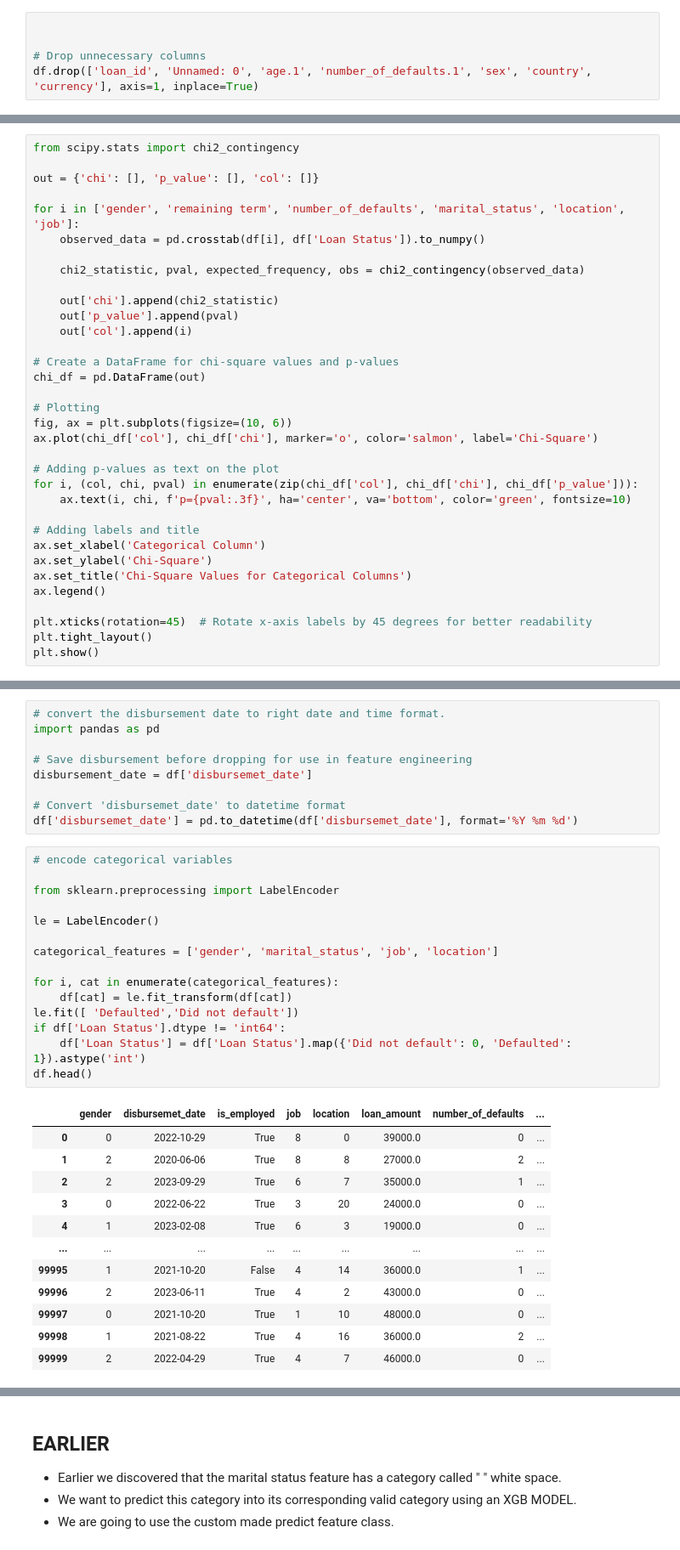
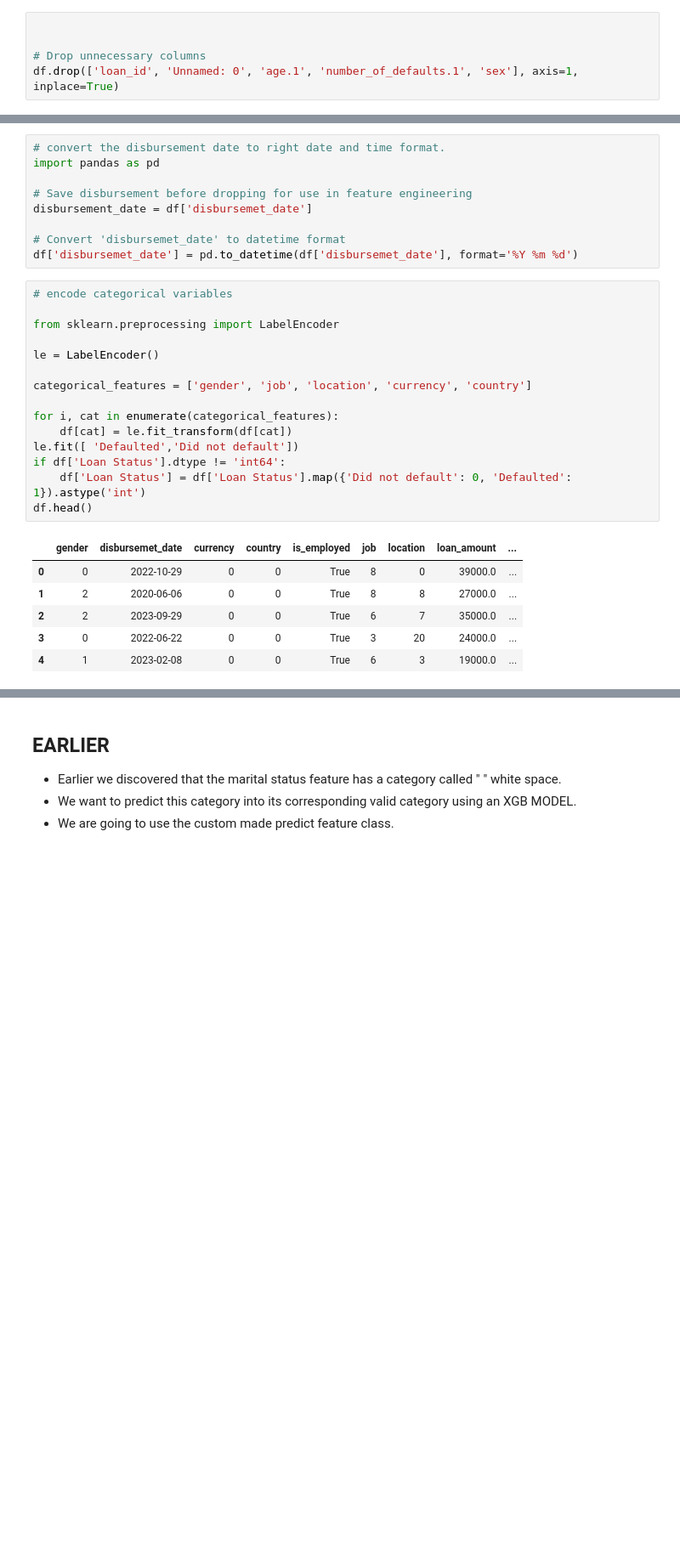
Before and after one commit to Augah2001/Data-Science-Competion-Question-and-Data, a Jupyter notebook: credit_risk.ipynb, the cells around one changed output, grey strips where cells are left out. Shown at 85% size. Drawn from its saved outputs; the diff is of its cells as text; blank space fills up the shorter version.

```diff
--- a/credit_risk.ipynb
+++ b/credit_risk.ipynb
@@ -263,7 +278,7 @@ Drop unnecessary and redundant columns
 
 
 # Drop unnecessary columns
-df.drop(['loan_id', 'Unnamed: 0', 'age.1', 'number_of_defaults.1', 'sex', 'country', 'currency'], axis=1, inplace=True)
+df.drop(['loan_id', 'Unnamed: 0', 'age.1', 'number_of_defaults.1', 'sex'], axis=1, inplace=True)
 # %% [markdown]
 
 # EXPLORATORY DATA ANALYSIS
@@ -490,34 +497,0 @@ sns.heatmap(corrData.corr(), annot= True, linewidths=0.5,
-# %%
-from scipy.stats import chi2_contingency
-
-out = {'chi': [], 'p_value': [], 'col': []}
-
-for i in ['gender', 'remaining term', 'number_of_defaults', 'marital_status', 'location', 'job']:
-    observed_data = pd.crosstab(df[i], df['Loan Status']).to_numpy()
-
-    chi2_statistic, pval, expected_frequency, obs = chi2_contingency(observed_data)
-
-    out['chi'].append(chi2_statistic)
-    out['p_value'].append(pval)
-    out['col'].append(i)
-
-# Create a DataFrame for chi-square values and p-values
-chi_df = pd.DataFrame(out)
-
-# Plotting
-fig, ax = plt.subplots(figsize=(10, 6))
-ax.plot(chi_df['col'], chi_df['chi'], marker='o', color='salmon', label='Chi-Square')
-
-# Adding p-values as text on the plot
-for i, (col, chi, pval) in enumerate(zip(chi_df['col'], chi_df['chi'], chi_df['p_value'])):
-    ax.text(i, chi, f'p={pval:.3f}', ha='center', va='bottom', color='green', fontsize=10)
-
-# Adding labels and title
-ax.set_xlabel('Categorical Column')
-ax.set_ylabel('Chi-Square')
-ax.set_title('Chi-Square Values for Categorical Columns')
-ax.legend()
-
-plt.xticks(rotation=45)  # Rotate x-axis labels by 45 degrees for better readability
-plt.tight_layout()
-plt.show()
@@ -610,28 +585,22 @@ df['disbursemet_date'] = pd.to_datetime(df['disbursemet_date'], format='%Y %m %d
 # %%
 # encode categorical variables
 
 from sklearn.preprocessing import LabelEncoder
 
 le = LabelEncoder()
 
-categorical_features = ['gender', 'marital_status', 'job', 'location']
+categorical_features = ['gender', 'job', 'location', 'currency', 'country']
 
 for i, cat in enumerate(categorical_features):
     df[cat] = le.fit_transform(df[cat])
 le.fit([ 'Defaulted','Did not default'])
 if df['Loan Status'].dtype != 'int64':
     df['Loan Status'] = df['Loan Status'].map({'Did not default': 0, 'Defaulted': 1}).astype('int')
 df.head()
 # %% [output]
-|  | gender | disbursemet_date | is_employed | job | location | loan_amount | number_of_defaults | ... |
-| 0 | 0 | 2022-10-29 | True | 8 | 0 | 39000.0 | 0 | ... |
-| 1 | 2 | 2020-06-06 | True | 8 | 8 | 27000.0 | 2 | ... |
-| 2 | 2 | 2023-09-29 | True | 6 | 7 | 35000.0 | 1 | ... |
-| 3 | 0 | 2022-06-22 | True | 3 | 20 | 24000.0 | 0 | ... |
-| 4 | 1 | 2023-02-08 | True | 6 | 3 | 19000.0 | 0 | ... |
-| ... | ... | ... | ... | ... | ... | ... | ... | ... |
-| 99995 | 1 | 2021-10-20 | False | 4 | 14 | 36000.0 | 1 | ... |
-| 99996 | 2 | 2023-06-11 | True | 4 | 2 | 43000.0 | 0 | ... |
-| 99997 | 0 | 2021-10-20 | True | 1 | 10 | 48000.0 | 0 | ... |
-| 99998 | 1 | 2021-08-22 | True | 4 | 16 | 36000.0 | 2 | ... |
-| 99999 | 2 | 2022-04-29 | True | 4 | 7 | 46000.0 | 0 | ... |
+|  | gender | disbursemet_date | currency | country | is_employed | job | location | loan_amount | ... |
+| 0 | 0 | 2022-10-29 | 0 | 0 | True | 8 | 0 | 39000.0 | ... |
+| 1 | 2 | 2020-06-06 | 0 | 0 | True | 8 | 8 | 27000.0 | ... |
+| 2 | 2 | 2023-09-29 | 0 | 0 | True | 6 | 7 | 35000.0 | ... |
+| 3 | 0 | 2022-06-22 | 0 | 0 | True | 3 | 20 | 24000.0 | ... |
+| 4 | 1 | 2023-02-08 | 0 | 0 | True | 6 | 3 | 19000.0 | ... |
```
Also changed, not shown: parts of 56 cells of this notebook, 7 other files.
